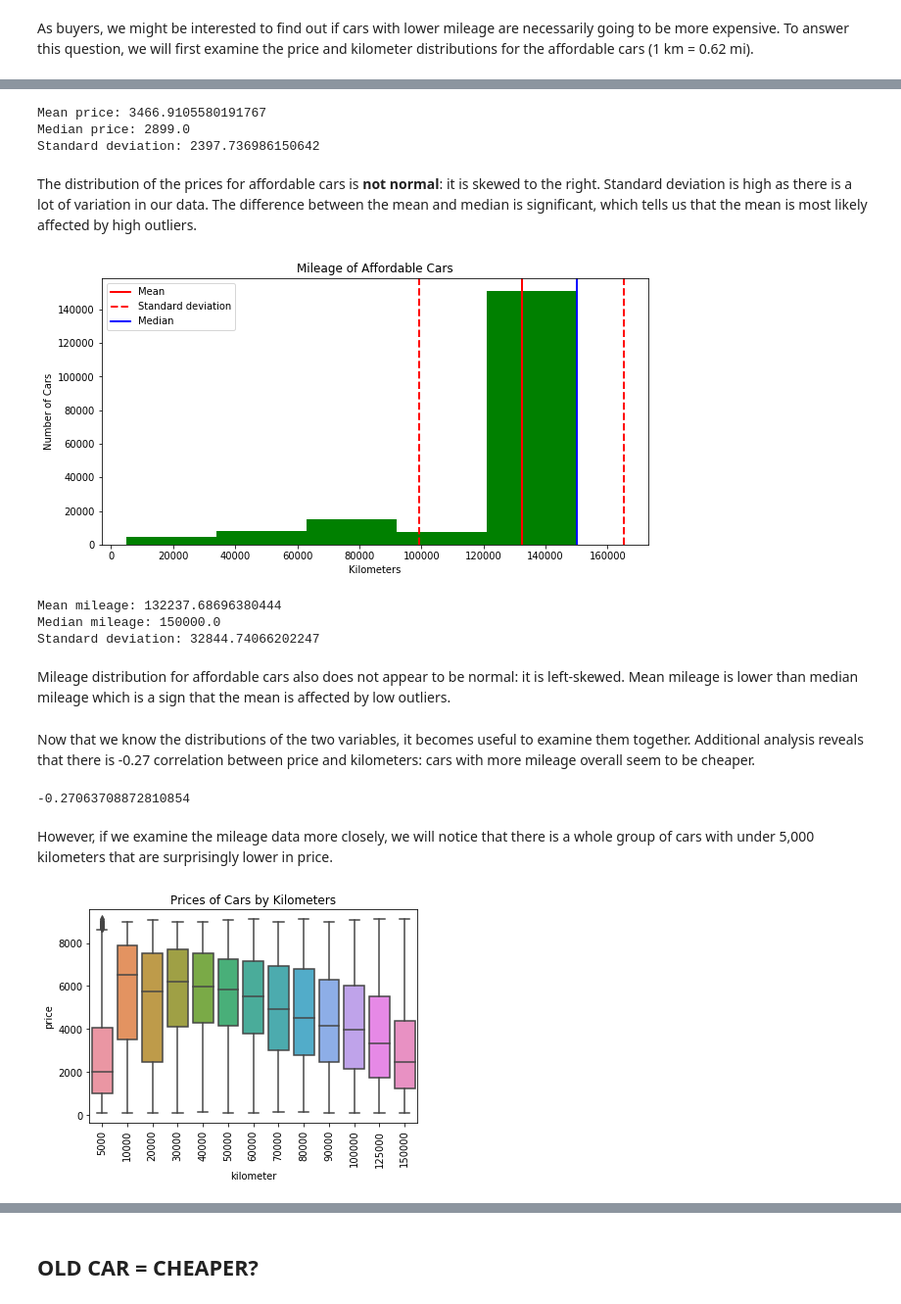
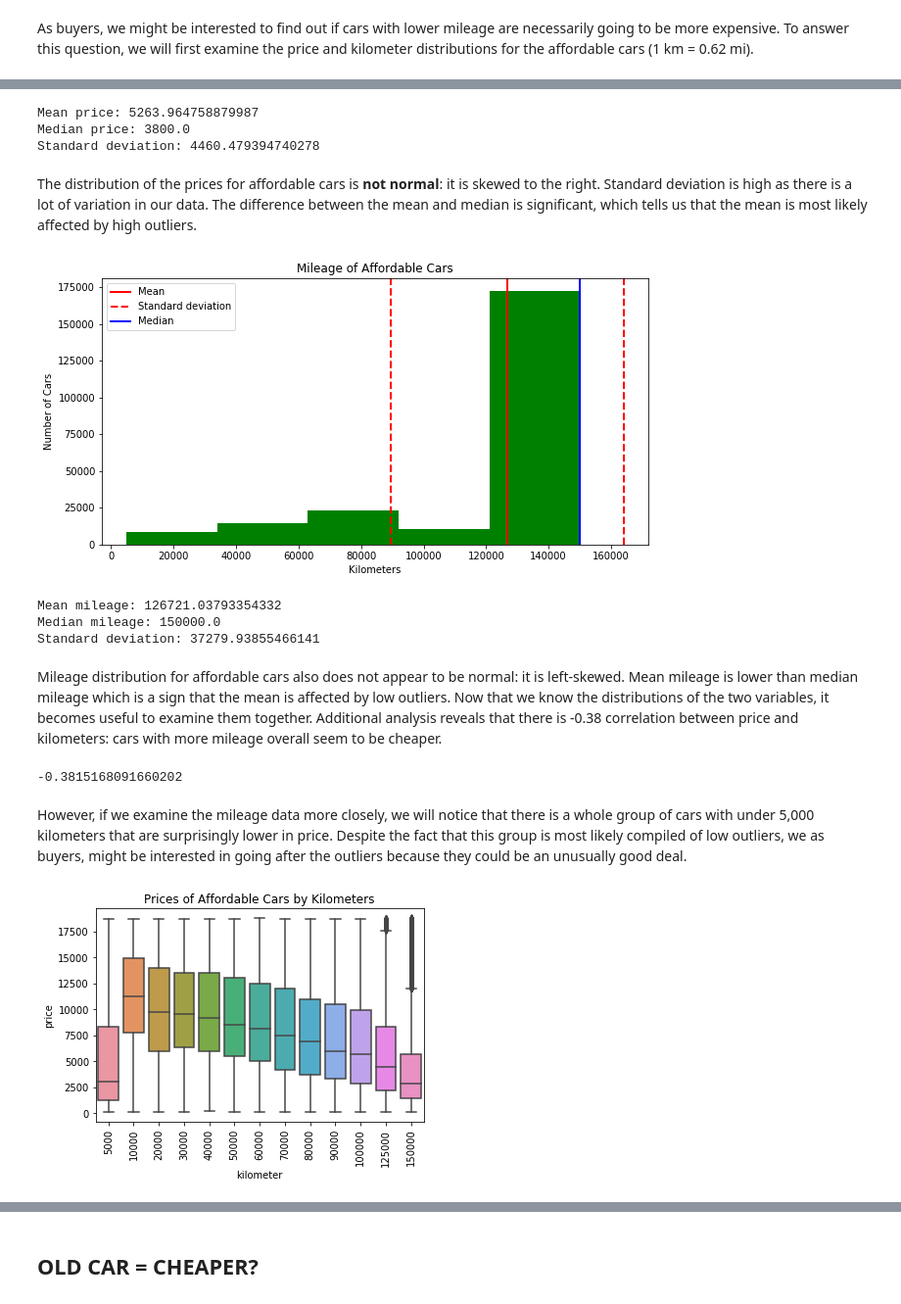
Before and after one commit to innawendell/Describing-Data-, a Jupyter notebook: Cars.ipynb, the cells around one changed output, grey strips where cells are left out. Shown at 98% size. Cells and saved outputs as stored; diff of their text form; code cells hidden in the pictures.

```diff
--- a/Cars.ipynb
+++ b/Cars.ipynb
@@ -170,6 +184,6 @@ We will approach this data set from the perspective of a potential used car buye
 # %%
-#cut off prices at €9100 (75th percentile)
-affordable = fixed_prices.loc[lambda df: fixed_prices['price'] < 9100, :]
+#cut off prices at €18,750
+affordable = fixed_prices.loc[lambda df: fixed_prices['price'] < 18750, :]
 # %%
 corr = affordable.drop(columns=['nrOfPictures', 'lowest_km', 'highest_km', 'postalCode']).corr()
 sns.heatmap(corr)
@@ -210,9 +224,9 @@ print ('Mean price:', np.mean(affordable['price']))
 print ('Median price:', np.median(affordable['price']))
 print ('Standard deviation:',affordable['price'].std() )
 # %% [output]
-Mean price: 3466.9105580191767
-Median price: 2899.0
-Standard deviation: 2397.736986150642
+Mean price: 5263.964758879987
+Median price: 3800.0
+Standard deviation: 4460.479394740278
 # %% [markdown]
 The distribution of the prices for affordable cars is **not normal**: it is skewed to the right. Standard deviation is high as there is a lot of variation in our data. The difference between the mean and median is significant, which tells us that the mean is most likely affected by high outliers.
 # %%
@@ -231,34 +245,33 @@ plt.ylabel('Number of Cars')
 
 plt.show()
 # %% [output]
-[figure, old version]
+[figure, new version]
 # %%
 print ('Mean mileage:', np.mean(affordable['kilometer']))
 print ('Median mileage:', np.median(affordable['kilometer']))
 print ('Standard deviation:',affordable['kilometer'].std() )
 # %% [output]
-Mean mileage: 132237.68696380444
+Mean mileage: 126721.03793354332
 Median mileage: 150000.0
-Standard deviation: 32844.74066202247
+Standard deviation: 37279.93855466141
 # %% [markdown]
-Mileage distribution for affordable cars also does not appear to be normal: it is left-skewed. Mean mileage is lower than median mileage which is a sign that the mean is affected by low outliers.
+Mileage distribution for affordable cars also does not appear to be normal: it is left-skewed. Mean mileage is lower than median mileage which is a sign that the mean is affected by low outliers. Now that we know the distributions of the two variables, it becomes useful to examine them together. Additional analysis reveals that there is -0.38 correlation between price and kilometers: cars with more mileage overall seem to be cheaper.
-# %% [markdown]
-Now that we know the distributions of the two variables, it becomes useful to examine them together. Additional analysis reveals that there is -0.27 correlation between price and kilometers: cars with more mileage overall seem to be cheaper.
 # %%
 affordable['price'].corr(affordable['kilometer'])
 # %% [output]
--0.27063708872810854
+-0.3815168091660202
 # %% [markdown]
-However, if we examine the mileage data more closely, we will notice that there is a whole group of cars with under 5,000 kilometers that are surprisingly lower in price.
+However, if we examine the mileage data more closely, we will notice that there is a whole group of cars with under 5,000 kilometers that are surprisingly lower in price. Despite the fact that this group is most likely compiled of low outliers, we as buyers, might be interested in going after the outliers because they could be an unusually good deal.
 # %%
 #Ideally, I would create a scatter plot, but 'kilometer' happened to be a discrete variable
+
 sns.boxplot(x="kilometer", y="price", data=affordable)
 plt.xticks(rotation=90);
-plt.title('Prices of Cars by Kilometers')
+plt.title('Prices of Affordable Cars by Kilometers')
 
 plt.show()
 # %% [output]
-[figure, old version]
+[figure, new version]
 # %%
 low_mileage = affordable.loc[lambda df: affordable['lowest_km']==1, :]
 high_mileage=affordable.loc[lambda df: affordable['highest_km']==1, :]
```
Also changed, not shown: parts of 49 cells of this notebook.
